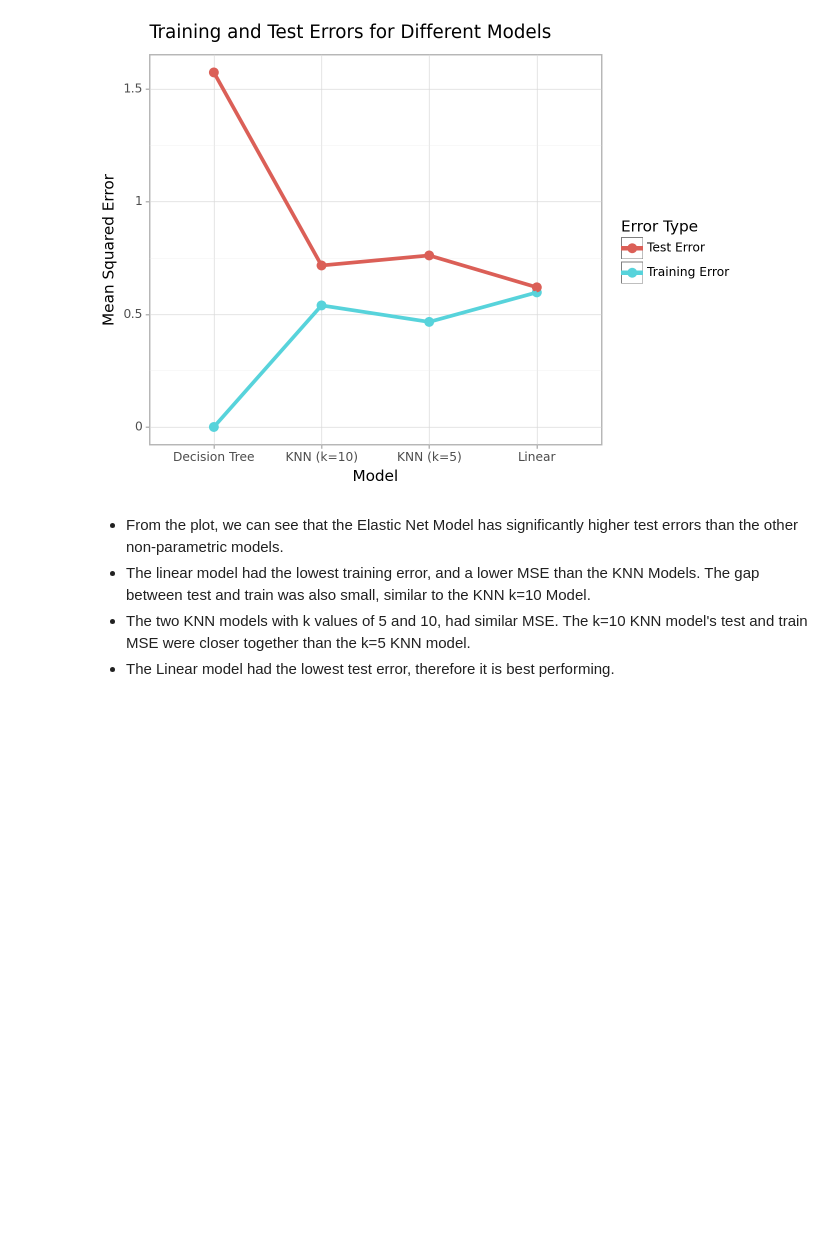
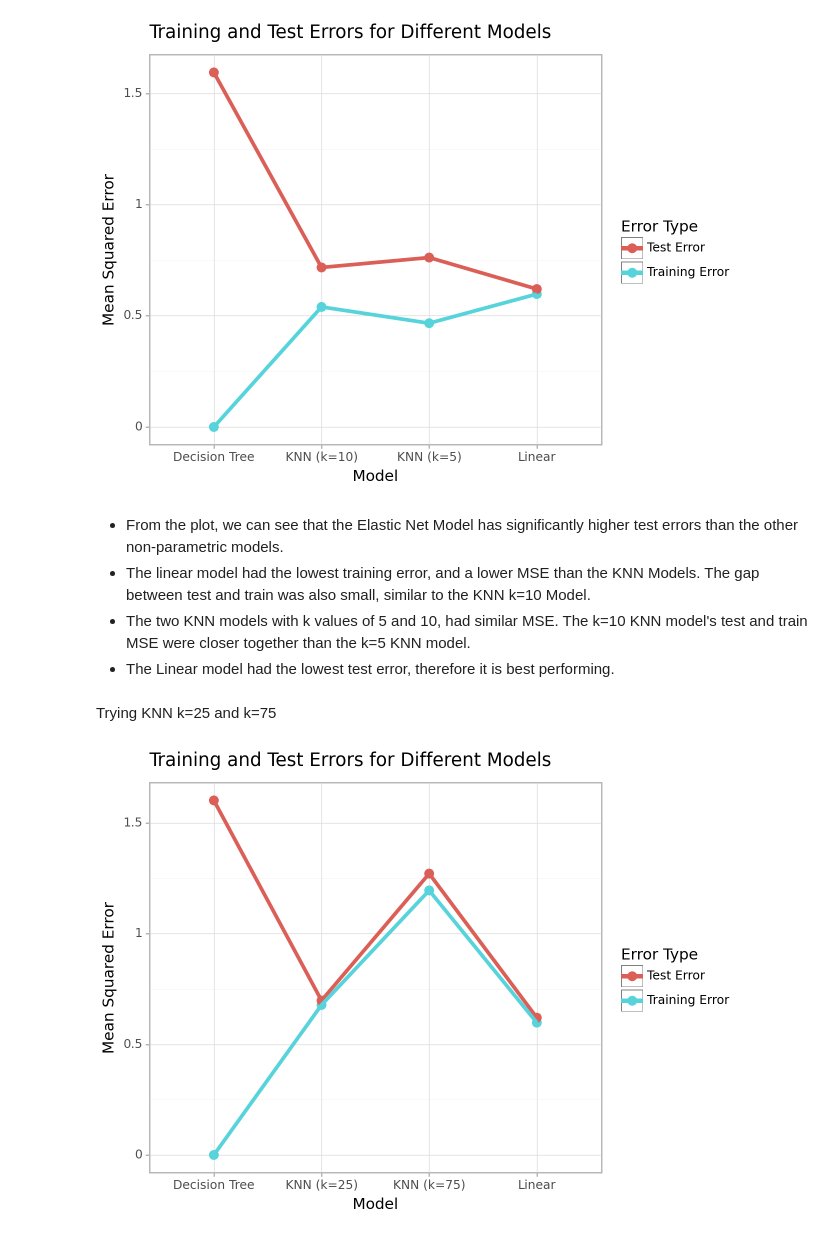
Before and after one commit to jlee932cp/GSB544_JosephLee, a Jupyter notebook: practiceActivity8_1_JosephLee.ipynb, the cells around one changed output. Saved outputs shown, nothing was run; the diff lists cells and outputs as text; code cells hidden in the pictures; blank space fills up the shorter version.

```diff
--- a/practiceActivity8_1_JosephLee.ipynb
+++ b/practiceActivity8_1_JosephLee.ipynb
@@ -149,3 +144,50 @@ print(plot)
 *    The linear model had the lowest training error, and a lower MSE than the KNN Models. The gap between test and train was also small, similar to the KNN k=10 Model.
 *    The two KNN models with k values of 5 and 10, had similar MSE. The k=10 KNN model's test and train MSE were closer together than the k=5 KNN model.
 *    The Linear model had the lowest test error, therefore it is best performing.
+# %% [markdown]
+Trying KNN k=25 and k=75
+# %%
+knn_pipeline_1 = Pipeline([
+    ('transformer', ct),
+    ('model', KNeighborsRegressor(n_neighbors=25))
+])
+
+knn_pipeline_2 = Pipeline([
+    ('transformer', ct),
+    ('model', KNeighborsRegressor(n_neighbors=75))
+])
+
+# Fitting and creating train test errors and predictions
+pipelines = [lr_pipeline, knn_pipeline_1, knn_pipeline_2, dec_tree_pipeline]
+pipeline_names = ['Linear', 'KNN (k=25)', 'KNN (k=75)', 'Decision Tree']
+train_errors = []
+test_errors = []
+
+# Iterating over the pipelines
+for pipeline in pipelines:
+    pipeline.fit(X_train, y_train)
+    train_pred = pipeline.predict(X_train)
+    test_pred = pipeline.predict(X_test)
+    train_errors.append(mean_squared_error(y_train, train_pred))
+    test_errors.append(mean_squared_error(y_test, test_pred))
+# %%
+from plotnine import ggplot, aes, geom_point, geom_line, labs, theme_light
+
+# Preparing the data for plotting
+error_data = pd.DataFrame({
+    'Model': pipeline_names * 2,
+    'Error Type': ['Training Error'] * 4 + ['Test Error'] * 4, # Times 4 for the 4 models
+    'Error': train_errors + test_errors
+})
+
+# Plotting
+plot = (ggplot(error_data, aes(x='Model', y='Error', color='Error Type', group='Error Type')) +
+        geom_point(size=3) +
+        geom_line(size=1.5) +
+        labs(title='Training and Test Errors for Different Models', y='Mean Squared Error') +
+        theme_light()
+       )
+
+print(plot)
+# %% [output]
+[figure, added]
```
Also changed, not shown: parts of 8 cells of this notebook, 1 other file.
